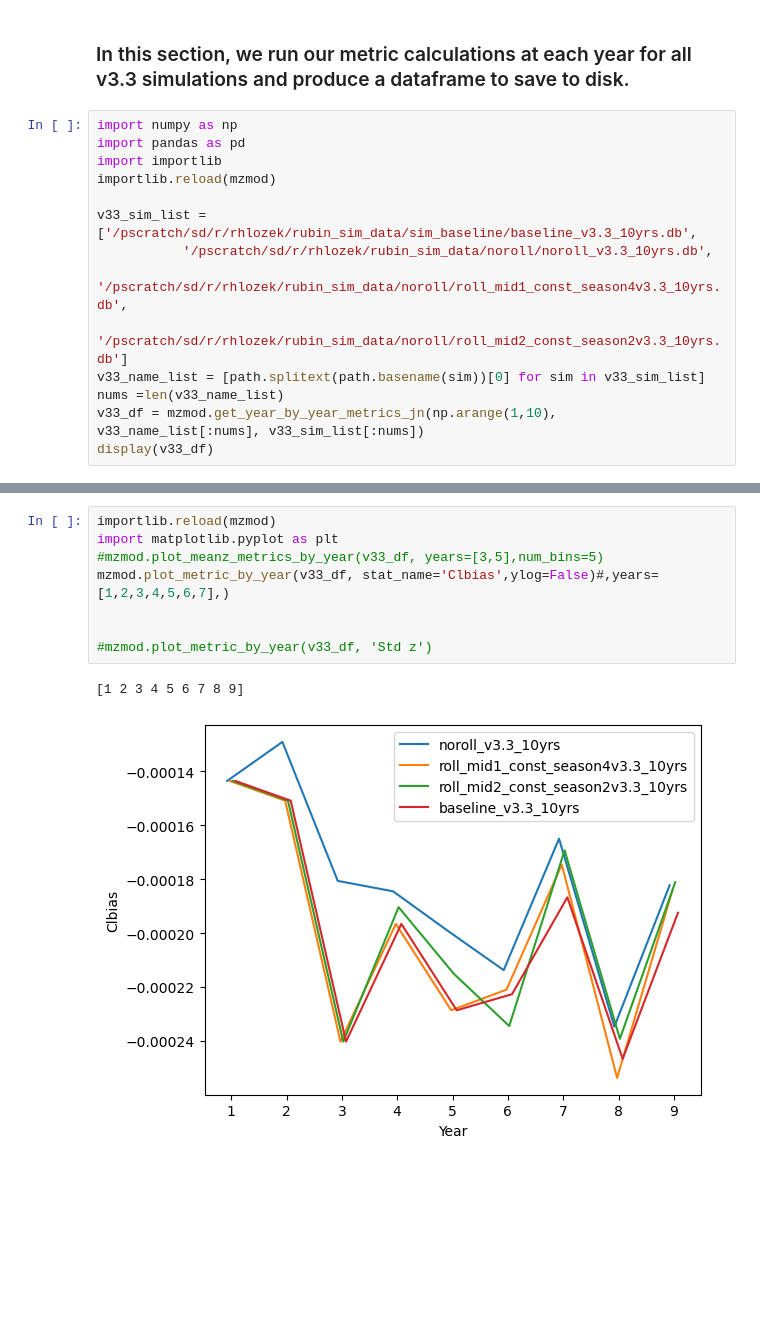
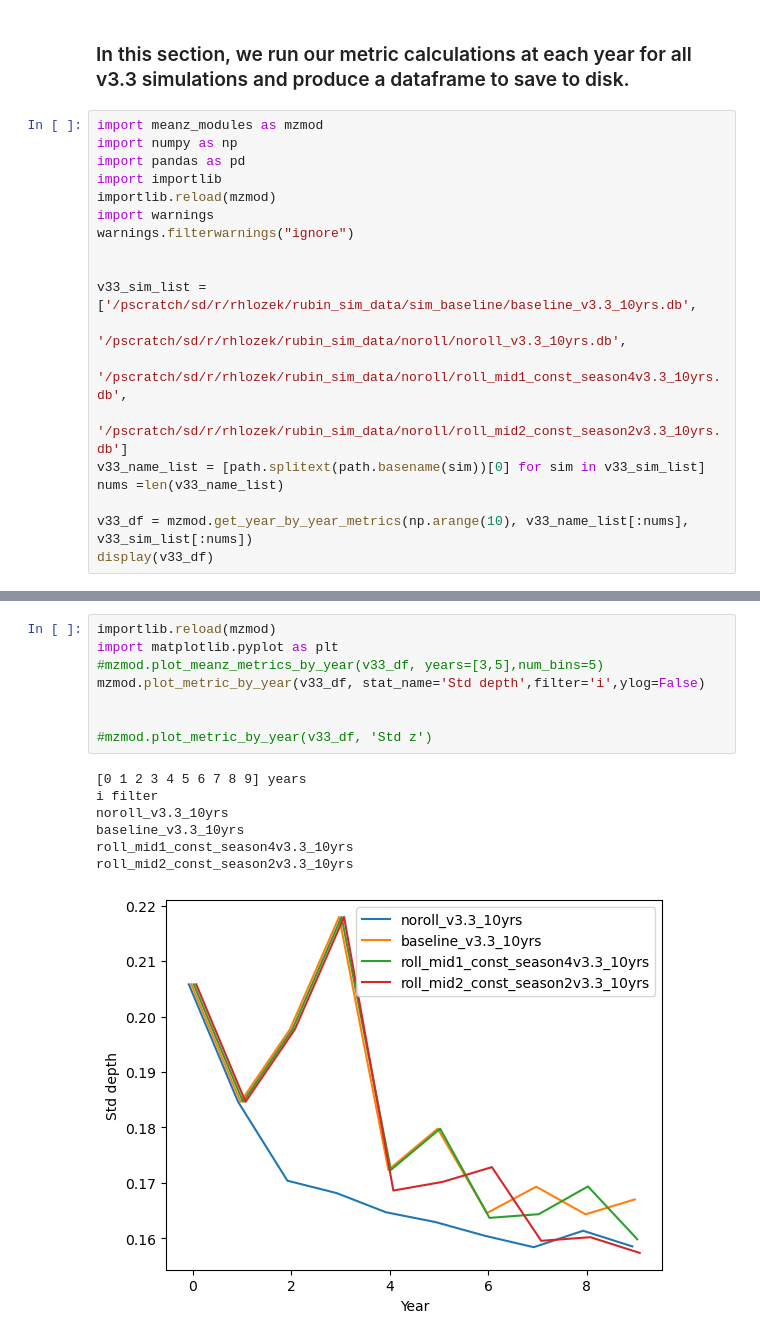
Before and after one commit to LSSTDESC/ObsStrat, a Jupyter notebook: code/meanz_uniformity/iband_to_meanz_jn.ipynb, the cells around one changed output, grey strips where cells are left out. Drawn from its saved outputs; the diff is of its cells as text; blank space fills up the shorter version.

Commit message:
updated code for new meanz from sims

```diff
--- a/code/meanz_uniformity/iband_to_meanz_jn.ipynb
+++ b/code/meanz_uniformity/iband_to_meanz_jn.ipynb
@@ -72,18 +61,23 @@ print(v33_name_list)
 # %% [markdown]
 ### In this section, we run our metric calculations at each year for all v3.3 simulations and produce a dataframe to save to disk.
 # %%
+import meanz_modules as mzmod
 import numpy as np
 import pandas as pd
 import importlib
 importlib.reload(mzmod)
+import warnings
+warnings.filterwarnings("ignore")
+
 
 v33_sim_list = ['/pscratch/sd/r/rhlozek/rubin_sim_data/sim_baseline/baseline_v3.3_10yrs.db',
-           '/pscratch/sd/r/rhlozek/rubin_sim_data/noroll/noroll_v3.3_10yrs.db',
-             '/pscratch/sd/r/rhlozek/rubin_sim_data/noroll/roll_mid1_const_season4v3.3_10yrs.db',
-           '/pscratch/sd/r/rhlozek/rubin_sim_data/noroll/roll_mid2_const_season2v3.3_10yrs.db']
+                '/pscratch/sd/r/rhlozek/rubin_sim_data/noroll/noroll_v3.3_10yrs.db',
+              '/pscratch/sd/r/rhlozek/rubin_sim_data/noroll/roll_mid1_const_season4v3.3_10yrs.db',
+            '/pscratch/sd/r/rhlozek/rubin_sim_data/noroll/roll_mid2_const_season2v3.3_10yrs.db']
 v33_name_list = [path.splitext(path.basename(sim))[0] for sim in v33_sim_list]
 nums =len(v33_name_list)
-v33_df = mzmod.get_year_by_year_metrics_jn(np.arange(1,10), v33_name_list[:nums], v33_sim_list[:nums])
+
+v33_df = mzmod.get_year_by_year_metrics(np.arange(10), v33_name_list[:nums], v33_sim_list[:nums])
 display(v33_df)
 # %% [output]
 Healpix slicer using NSIDE=64, approximate resolution 54.967783 arcminutes
@@ -111,11 +96,16 @@ Healpix slicer using NSIDE=64, approximate resolution 54.967783 arcminutes
 # %%
 importlib.reload(mzmod)
 import matplotlib.pyplot as plt
 #mzmod.plot_meanz_metrics_by_year(v33_df, years=[3,5],num_bins=5)
-mzmod.plot_metric_by_year(v33_df, stat_name='Clbias',ylog=False)#,years=[1,2,3,4,5,6,7],)
+mzmod.plot_metric_by_year(v33_df, stat_name='Std depth',filter='i',ylog=False)
 
 
 #mzmod.plot_metric_by_year(v33_df, 'Std z')
 # %% [output]
-[1 2 3 4 5 6 7 8 9]
+[0 1 2 3 4 5 6 7 8 9] years
+i filter
+noroll_v3.3_10yrs
+baseline_v3.3_10yrs
+roll_mid1_const_season4v3.3_10yrs
+roll_mid2_const_season2v3.3_10yrs
-[figure, old version]
+[figure, new version]
```
Also changed, not shown: parts of 15 cells of this notebook, 2 other files.
